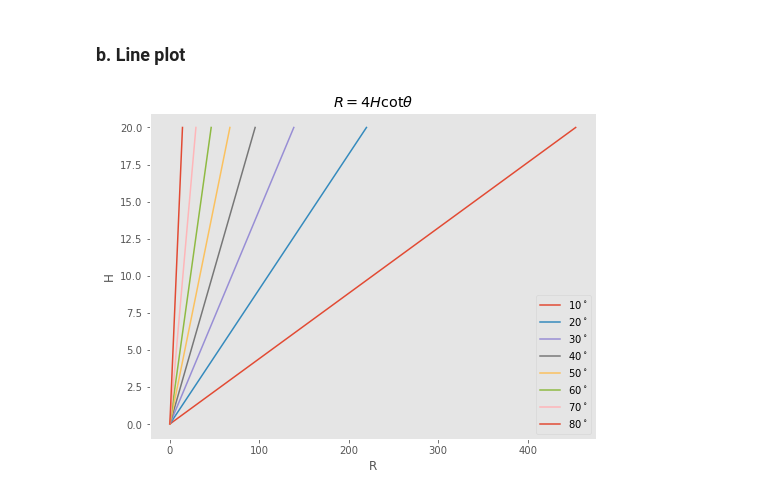
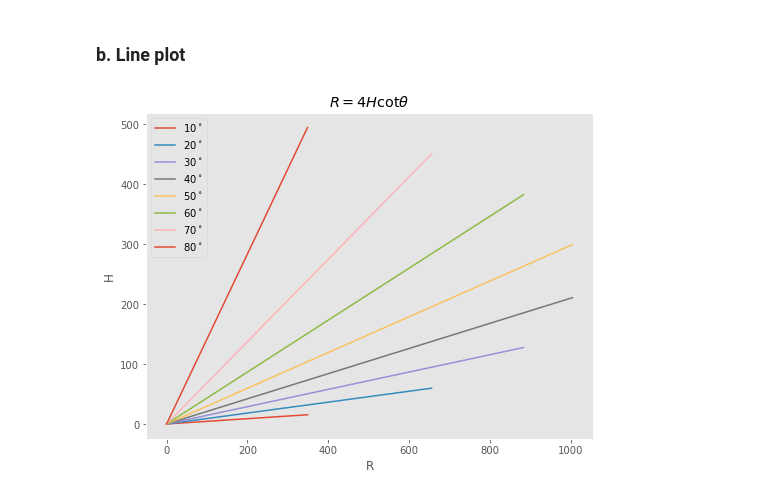
Before and after one commit to Justin900429/2022-NYCU-Spring-MIML, a Jupyter notebook: projection/projection.ipynb, the cells around one changed output. Cells and saved outputs as stored; diff of their text form; code cells hidden in the pictures.

```diff
--- a/projection/projection.ipynb
+++ b/projection/projection.ipynb
@@ -60,18 +60,19 @@ plt.savefig("plot.pdf")
 # %%
 plt.style.use("ggplot")
 
 plt.figure(figsize=(8, 6))
-degree = list(range(10, 90, 10))
-for idx in range(len(degree)):
-    plt.plot([0, 20 * 4 / math.tan(math.radians(degree[idx]))],
-             [0, 20], label=f"{degree[idx]}$^\circ$")
+degree_list = list(range(10, 90, 10))
+for degree in degree_list:
+    height = (100 * math.sin(math.radians(degree)))**2 / (2 * 9.81)
+    plt.plot([0, height * 4 / math.tan(math.radians(degree))],
+             [0, height], label=f"{degree}$^\circ$")
 
 plt.xlabel("R")
 plt.ylabel("H")
 plt.title(r"$R=4H \cot \theta$")
 plt.grid(False)
 plt.legend()
 
 plt.savefig("line.pdf")
 # %% [output]
-[figure, old version]
+[figure, new version]
```
Also changed, not shown: 2 other files.
